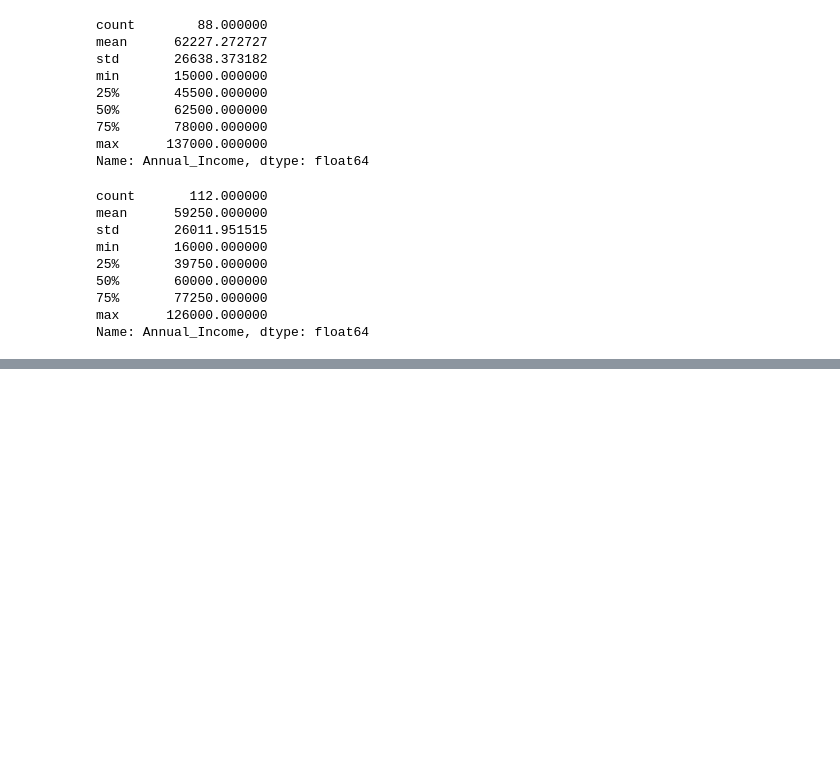
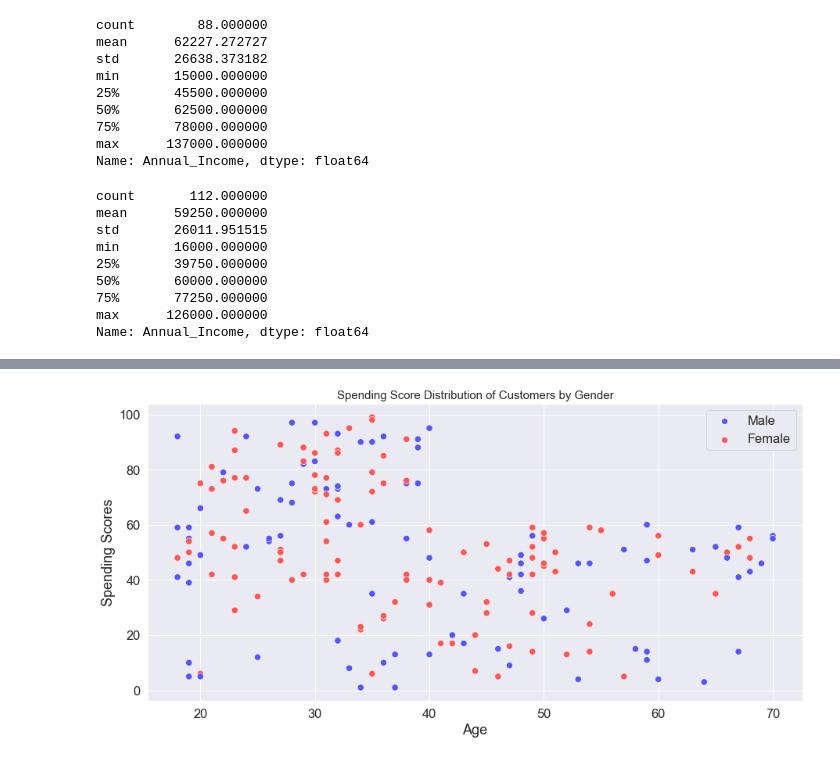
Before and after one commit to mayursrt/customer-segmentation-using-k-means, a Jupyter notebook: Customer Segmentation.ipynb, the cells around one changed output, grey strips where cells are left out. Cells and saved outputs as stored; diff of their text form; code cells hidden in the pictures; blank space fills up the shorter version.

```diff
--- a/Customer Segmentation.ipynb
+++ b/Customer Segmentation.ipynb
@@ -609,0 +692,12 @@ plt.show()
+# %%
+# Visualizing annual Income per Gender
+fig, ax = plt.subplots(figsize=(15,7))
+sns.set(font_scale=1.5)
+ax = sns.scatterplot(y=data['Spending_Score'], x=data['Age'], hue=data['Gender'], palette='seismic', s=70)
+ax.set_ylabel('Spending Scores')
+ax.legend(loc ='upper right')
+
+plt.title('Spending Score Distribution of Customers by Gender', fontsize = 15)
+plt.show()
+# %% [output]
+[figure, added]
```
Also changed, not shown: parts of 10 cells of this notebook.
